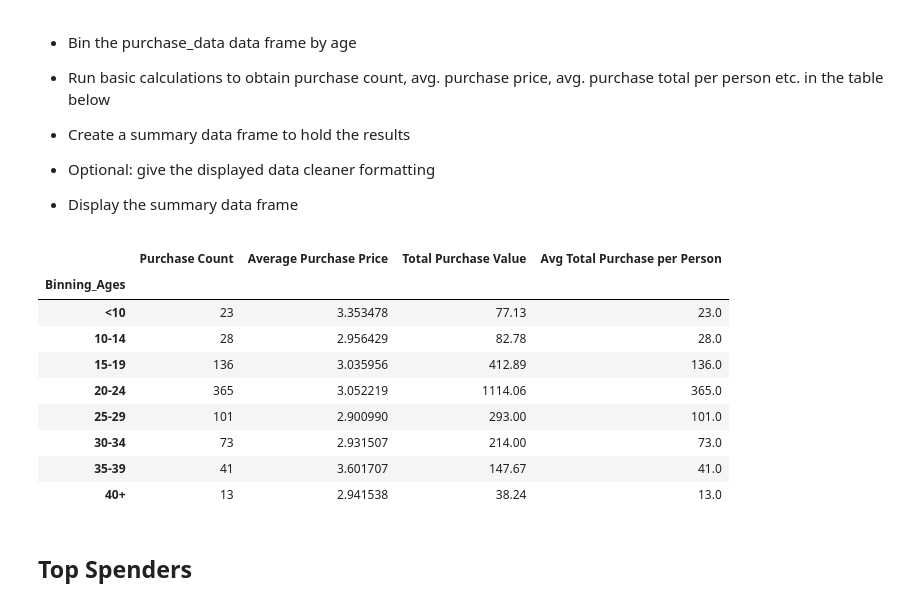
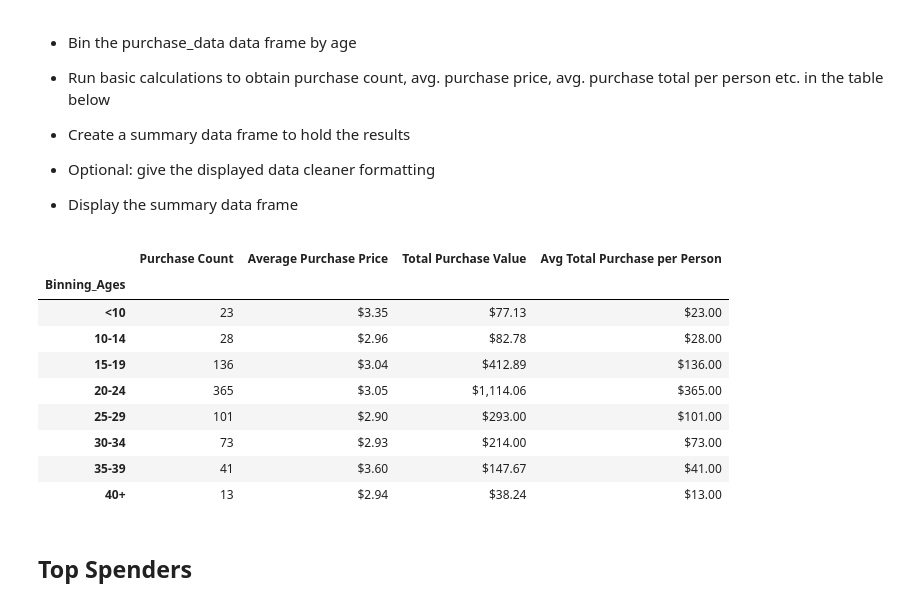
Before and after one commit to markhirsch91/pandas-challenge, a Jupyter notebook: HeroesOfPymoli/HeroesOfPymoli_starter.ipynb, the cells around one changed output. Saved outputs shown, nothing was run; the diff lists cells and outputs as text; code cells hidden in the pictures.

```diff
--- a/HeroesOfPymoli/HeroesOfPymoli_starter.ipynb
+++ b/HeroesOfPymoli/HeroesOfPymoli_starter.ipynb
@@ -196,54 +221,58 @@ See the caveats in the documentation: https://pandas.pydata.org/pandas-docs/stab
 
 * Display the summary data frame
 # %%
+# Defining the age groups, and setting the bins to categories which ages will go in which age group
+
 age_bins = [0, 9.9, 14.9, 19.9, 24.9, 29.9, 34.9, 39.9, 200]
 age_groups = ["<10", "10-14", "15-19", "20-24", "25-29", "30-34", "35-39", "40+"]
 
-# average_purchaseprice_per_person = total_purchaseprice_value/gender_counts_unique
-
-
+# placing the age values from purchase_data into those bins defined above
 purchase_data["Binning_Ages"] = pd.cut(purchase_data["Age"], age_bins, labels=age_groups)
 
-
+#using groupby to view the data through "Binning_Ages" that was figured out above
 binning_ages = purchase_data.groupby("Binning_Ages")
 
+# Grabbing the number of  TOTAL purchases from purchase_data
 count_of_sales = purchase_data["Purchase ID"].count()
-
 
 
 # Finding the "Purchase Count" (aka, number of purchases each age group made)
 ages_purchase_count = binning_ages["SN"].count()
 
 # Finding the "Average Purchase Price" (aka, average price per purchase within each age group)
 ages_average_purchase_price = binning_ages["Price"].mean()
 
 
 # Finding the "Total Purchase Value" (aka, total amount of money made from each age group)
 ages_total_purchase_value = binning_ages["Price"].sum()
 
 
-# Finding the Avg Total Purchase per Person (aka, )
+# Finding the Avg Total Purchase per Person
 ages_avg_total_purchase =  ages_total_purchase_value / ages_average_purchase_price
 
 
 
 age_purchasing_analysis_table = pd.DataFrame({"Purchase Count": ages_purchase_count,
                                               "Average Purchase Price": ages_average_purchase_price,
                                               "Total Purchase Value": ages_total_purchase_value,
                                               "Avg Total Purchase per Person": ages_avg_total_purchase})
 
-age_purchasing_analysis_table
+
+# This section nicely formats the values found in the section above so they display as currency
+age_purchasing_analysis_table.style.format({"Average Purchase Price":"${:,.2f}",
+                                            "Total Purchase Value":"${:,.2f}",
+                                            "Avg Total Purchase per Person":"${:,.2f}"})
 # %% [output]
 |  | Purchase Count | Average Purchase Price | Total Purchase Value | Avg Total Purchase per Person |
 | Binning_Ages |  |  |  |  |
-| <10 | 23 | 3.353478 | 77.13 | 23.0 |
-| 10-14 | 28 | 2.956429 | 82.78 | 28.0 |
-| 15-19 | 136 | 3.035956 | 412.89 | 136.0 |
-| 20-24 | 365 | 3.052219 | 1114.06 | 365.0 |
-| 25-29 | 101 | 2.900990 | 293.00 | 101.0 |
-| 30-34 | 73 | 2.931507 | 214.00 | 73.0 |
-| 35-39 | 41 | 3.601707 | 147.67 | 41.0 |
-| 40+ | 13 | 2.941538 | 38.24 | 13.0 |
+| <10 | 23 | $3.35 | $77.13 | $23.00 |
+| 10-14 | 28 | $2.96 | $82.78 | $28.00 |
+| 15-19 | 136 | $3.04 | $412.89 | $136.00 |
+| 20-24 | 365 | $3.05 | $1,114.06 | $365.00 |
+| 25-29 | 101 | $2.90 | $293.00 | $101.00 |
+| 30-34 | 73 | $2.93 | $214.00 | $73.00 |
+| 35-39 | 41 | $3.60 | $147.67 | $41.00 |
+| 40+ | 13 | $2.94 | $38.24 | $13.00 |
 # %% [markdown]
 ## Top Spenders
 # %% [markdown]
```
Also changed, not shown: parts of 9 cells of this notebook.
